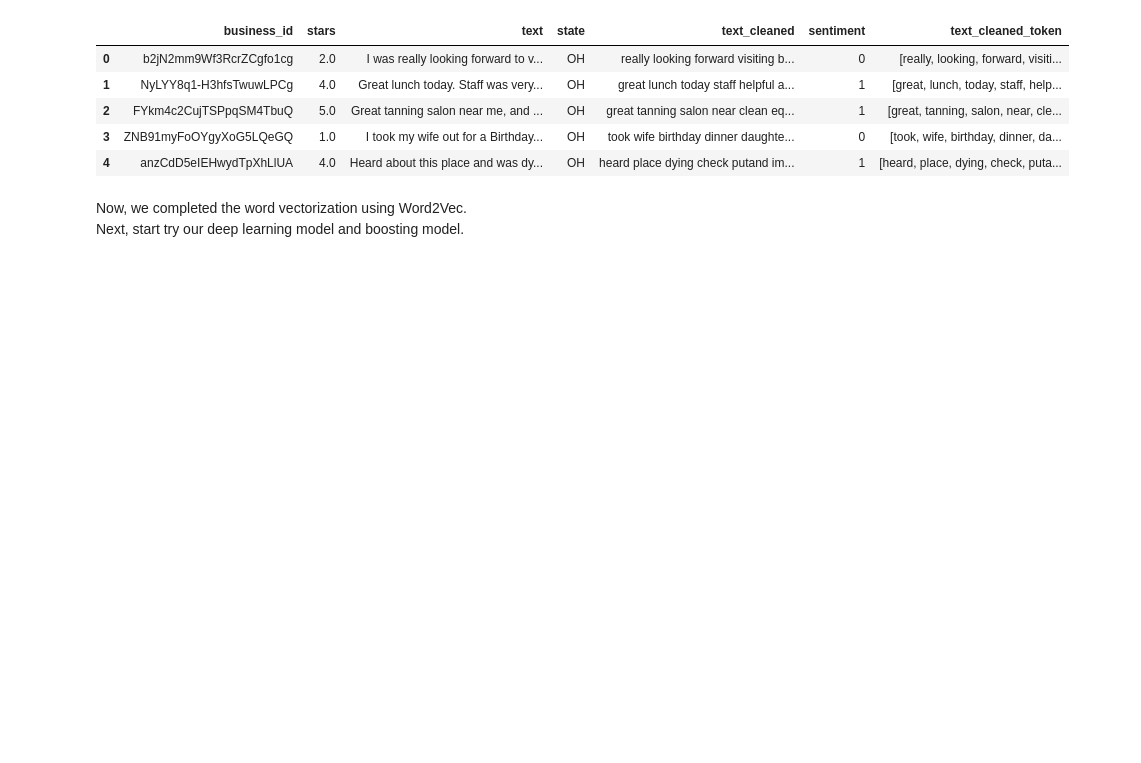
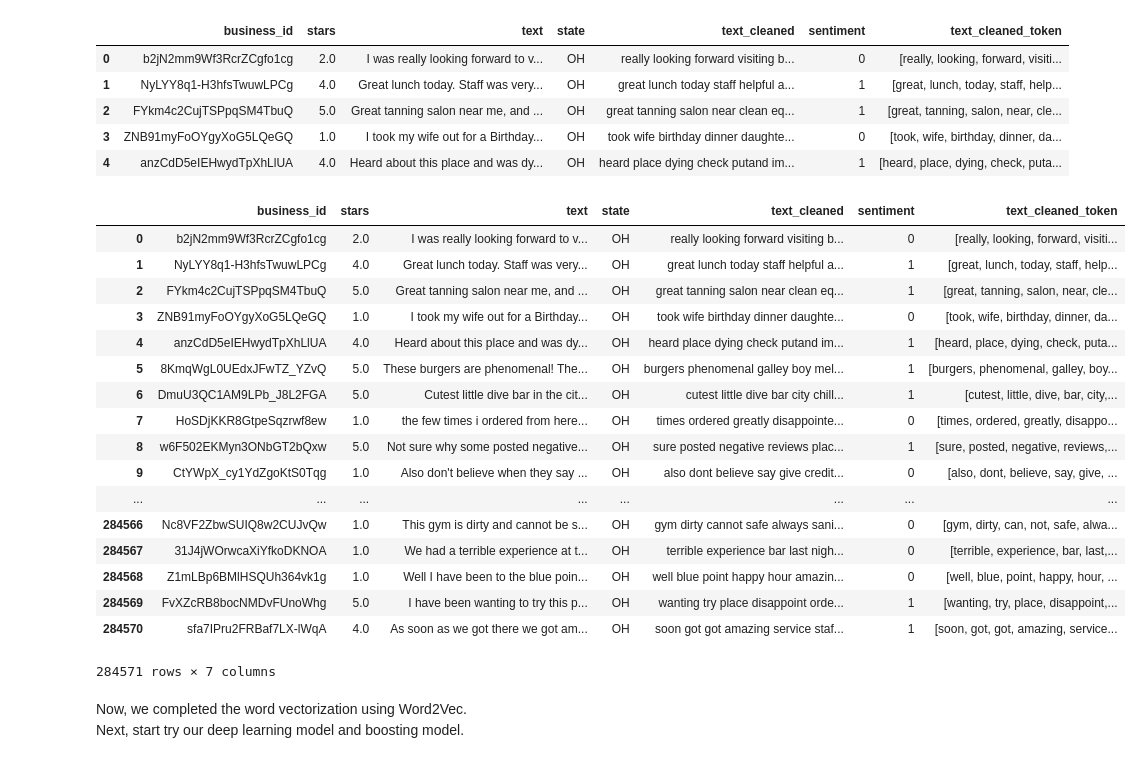
Before and after one commit to hopenjin/DataProject, a Jupyter notebook: Hongpeng Jin_Project_Sentiment Classification of Yelp Reviews.ipynb, the cells around one changed output. Drawn from its saved outputs; the diff is of its cells as text; code cells hidden in the pictures; blank space fills up the shorter version.

```diff
--- a/Hongpeng Jin_Project_Sentiment Classification of Yelp Reviews.ipynb
+++ b/Hongpeng Jin_Project_Sentiment Classification of Yelp Reviews.ipynb
@@ -292,8 +327,29 @@ data.head()
 | 4 | anzCdD5eIEHwydTpXhLlUA | 4.0 | Heard about this place and was dy... | OH | heard place dying check putand im... | 1 | [heard, place, dying, check, puta... |
 # %%
 from ast import literal_eval
+import pandas as pd
 data = pd.read_csv('C:/Users/hopen/Desktop/Data-Analytics/Ohio_reviews.csv')
 data['text_cleaned_token'] = data['text_cleaned_token'].apply(literal_eval)
+data
+# %% [output]
+|  | business_id | stars | text | state | text_cleaned | sentiment | text_cleaned_token |
+| 0 | b2jN2mm9Wf3RcrZCgfo1cg | 2.0 | I was really looking forward to v... | OH | really looking forward visiting b... | 0 | [really, looking, forward, visiti... |
+| 1 | NyLYY8q1-H3hfsTwuwLPCg | 4.0 | Great lunch today. Staff was very... | OH | great lunch today staff helpful a... | 1 | [great, lunch, today, staff, help... |
+| 2 | FYkm4c2CujTSPpqSM4TbuQ | 5.0 | Great tanning salon near me, and ... | OH | great tanning salon near clean eq... | 1 | [great, tanning, salon, near, cle... |
+| 3 | ZNB91myFoOYgyXoG5LQeGQ | 1.0 | I took my wife out for a Birthday... | OH | took wife birthday dinner daughte... | 0 | [took, wife, birthday, dinner, da... |
+| 4 | anzCdD5eIEHwydTpXhLlUA | 4.0 | Heard about this place and was dy... | OH | heard place dying check putand im... | 1 | [heard, place, dying, check, puta... |
+| 5 | 8KmqWgL0UEdxJFwTZ_YZvQ | 5.0 | These burgers are phenomenal! The... | OH | burgers phenomenal galley boy mel... | 1 | [burgers, phenomenal, galley, boy... |
+| 6 | DmuU3QC1AM9LPb_J8L2FGA | 5.0 | Cutest little dive bar in the cit... | OH | cutest little dive bar city chill... | 1 | [cutest, little, dive, bar, city,... |
+| 7 | HoSDjKKR8GtpeSqzrwf8ew | 1.0 | the few times i ordered from here... | OH | times ordered greatly disappointe... | 0 | [times, ordered, greatly, disappo... |
+| 8 | w6F502EKMyn3ONbGT2bQxw | 5.0 | Not sure why some posted negative... | OH | sure posted negative reviews plac... | 1 | [sure, posted, negative, reviews,... |
+| 9 | CtYWpX_cy1YdZgoKtS0Tqg | 1.0 | Also don't believe when they say ... | OH | also dont believe say give credit... | 0 | [also, dont, believe, say, give, ... |
+| ... | ... | ... | ... | ... | ... | ... | ... |
+| 284566 | Nc8VF2ZbwSUIQ8w2CUJvQw | 1.0 | This gym is dirty and cannot be s... | OH | gym dirty cannot safe always sani... | 0 | [gym, dirty, can, not, safe, alwa... |
+| 284567 | 31J4jWOrwcaXiYfkoDKNOA | 1.0 | We had a terrible experience at t... | OH | terrible experience bar last nigh... | 0 | [terrible, experience, bar, last,... |
+| 284568 | Z1mLBp6BMlHSQUh364vk1g | 1.0 | Well I have been to the blue poin... | OH | well blue point happy hour amazin... | 0 | [well, blue, point, happy, hour, ... |
+| 284569 | FvXZcRB8bocNMDvFUnoWhg | 5.0 | I have been wanting to try this p... | OH | wanting try place disappoint orde... | 1 | [wanting, try, place, disappoint,... |
+| 284570 | sfa7IPru2FRBaf7LX-lWqA | 4.0 | As soon as we got there we got am... | OH | soon got got amazing service staf... | 1 | [soon, got, got, amazing, service... |
+284571 rows × 7 columns
 # %%
 from collections import namedtuple
 SentimentDocument = namedtuple('SentimentDocument', 'words tags sentiment')
```
Also changed, not shown: parts of 15 cells of this notebook.
